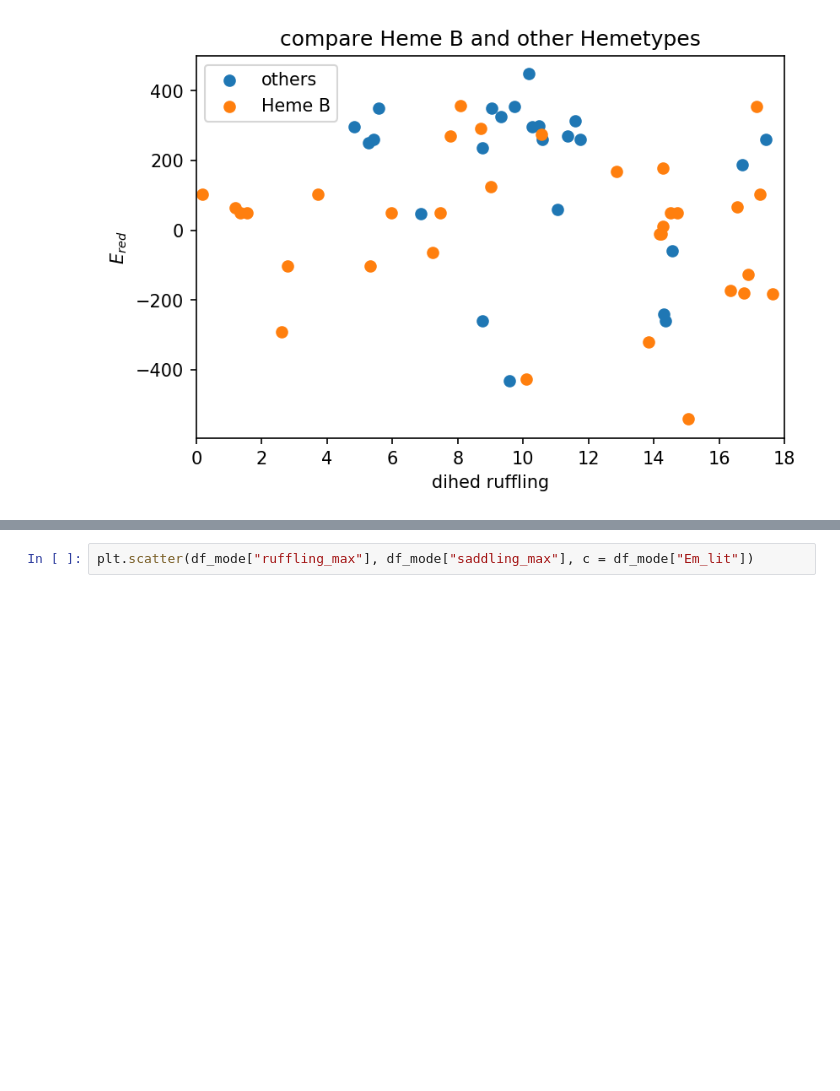
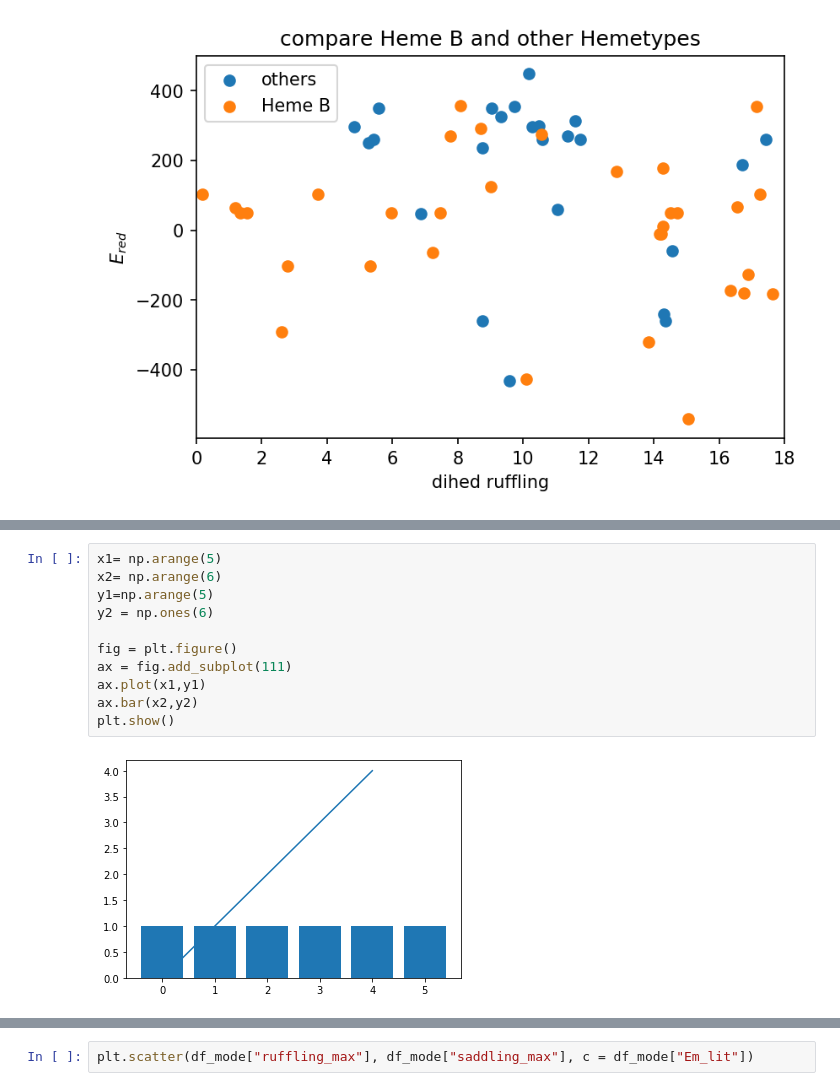
Before and after one commit to Kloppel/heme_redox_project, a Jupyter notebook: heme.ipynb, the cells around one changed output, grey strips where cells are left out. Drawn from its saved outputs; the diff is of its cells as text; blank space fills up the shorter version.

```diff
--- a/heme.ipynb
+++ b/heme.ipynb
@@ -304,0 +327,13 @@ plt.savefig(f"{plots}compareHemeB.png")
+# %%
+x1= np.arange(5)
+x2= np.arange(6)
+y1=np.arange(5)
+y2 = np.ones(6)
+
+fig = plt.figure()
+ax = fig.add_subplot(111)
+ax.plot(x1,y1)
+ax.bar(x2,y2)
+plt.show()
+# %% [output]
+[figure, added]
```
Also changed, not shown: parts of 27 cells of this notebook, 10 other files.
